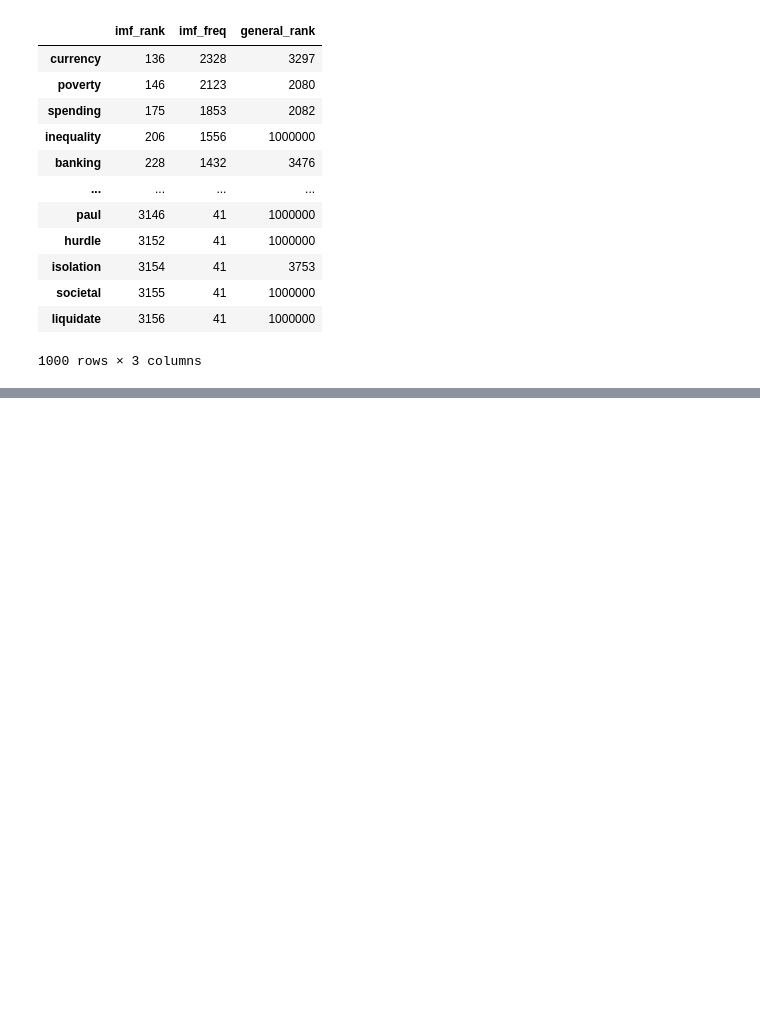
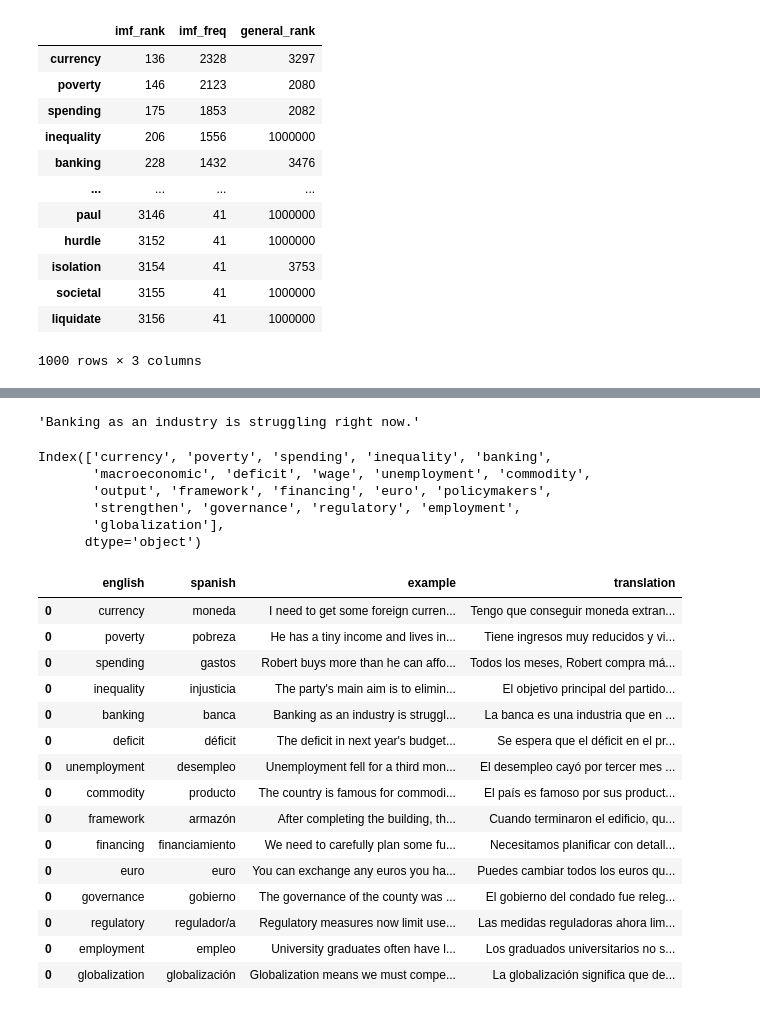
Before and after one commit to pvonglehn/economics_vocab, a Jupyter notebook: Blanca.ipynb, the cells around one changed output, grey strips where cells are left out. Saved outputs shown, nothing was run; the diff lists cells and outputs as text; code cells hidden in the pictures; blank space fills up the shorter version.

```diff
--- a/Blanca.ipynb
+++ b/Blanca.ipynb
@@ -490,0 +628,32 @@ f.close()
+# %%
+anki.iloc[i,2]
+# %% [output]
+'Banking as an industry is struggling right now.'
+# %%
+economics_vocab_no_cognates.index[:20]
+# %% [output]
+Index(['currency', 'poverty', 'spending', 'inequality', 'banking',
+       'macroeconomic', 'deficit', 'wage', 'unemployment', 'commodity',
+       'output', 'framework', 'financing', 'euro', 'policymakers',
+       'strengthen', 'governance', 'regulatory', 'employment',
+       'globalization'],
+      dtype='object')
+# %%
+anki
+# %% [output]
+|  | english | spanish | example | translation |
+| 0 | currency | moneda | I need to get some foreign curren... | Tengo que conseguir moneda extran... |
+| 0 | poverty | pobreza | He has a tiny income and lives in... | Tiene ingresos muy reducidos y vi... |
+| 0 | spending | gastos | Robert buys more than he can affo... | Todos los meses, Robert compra má... |
+| 0 | inequality | injusticia | The party's main aim is to elimin... | El objetivo principal del partido... |
+| 0 | banking | banca | Banking as an industry is struggl... | La banca es una industria que en ... |
+| 0 | deficit | déficit | The deficit in next year's budget... | Se espera que el déficit en el pr... |
+| 0 | unemployment | desempleo | Unemployment fell for a third mon... | El desempleo cayó por tercer mes ... |
+| 0 | commodity | producto | The country is famous for commodi... | El país es famoso por sus product... |
+| 0 | framework | armazón | After completing the building, th... | Cuando terminaron el edificio, qu... |
+| 0 | financing | financiamiento | We need to carefully plan some fu... | Necesitamos planificar con detall... |
+| 0 | euro | euro | You can exchange any euros you ha... | Puedes cambiar todos los euros qu... |
+| 0 | governance | gobierno | The governance of the county was ... | El gobierno del condado fue releg... |
+| 0 | regulatory | regulador/a | Regulatory measures now limit use... | Las medidas reguladoras ahora lim... |
+| 0 | employment | empleo | University graduates often have l... | Los graduados universitarios no s... |
+| 0 | globalization | globalización | Globalization means we must compe... | La globalización significa que de... |
```
Also changed, not shown: parts of 50 cells of this notebook.
